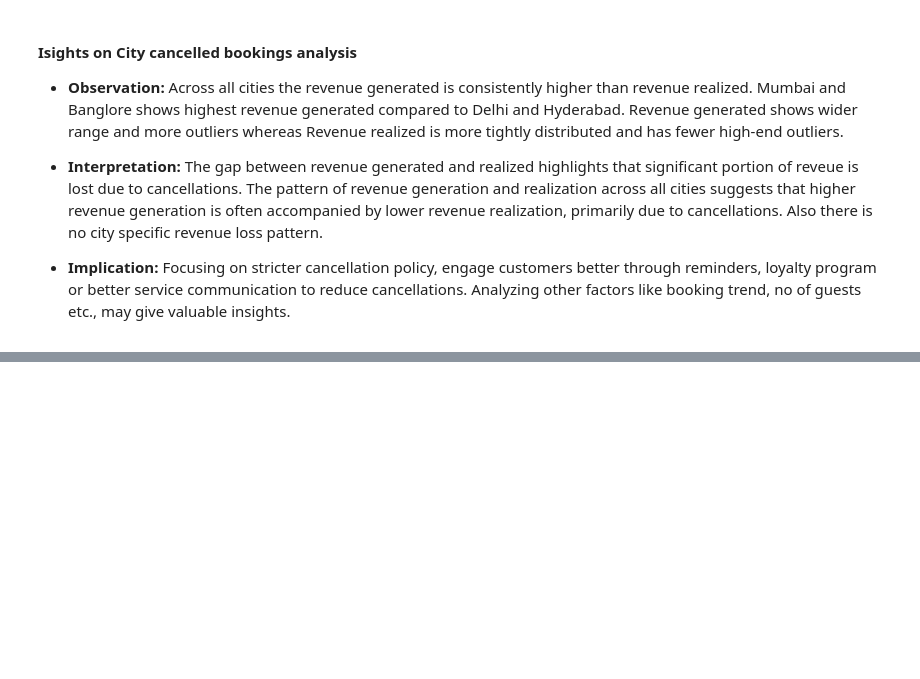
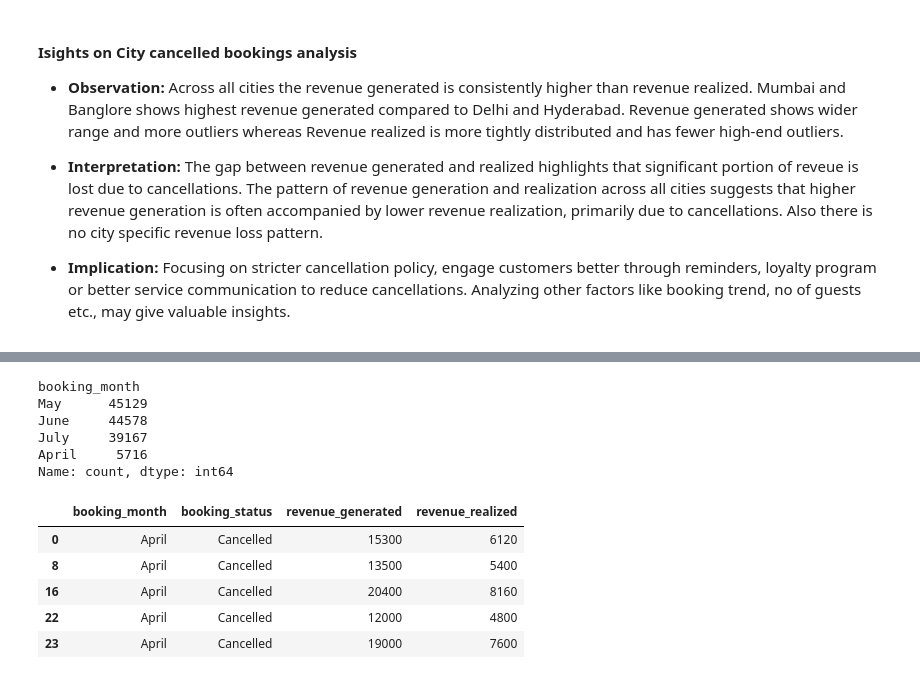
Before and after one commit to Bhuvi128/Hospitality-Revenue-Optimization-Data-analysis, a Jupyter notebook: Hospitality Revenue Optimzation.ipynb, the cells around one changed output, grey strips where cells are left out. Saved outputs shown, nothing was run; the diff lists cells and outputs as text; code cells hidden in the pictures; blank space fills up the shorter version.

```diff
--- a/Hospitality Revenue Optimzation.ipynb
+++ b/Hospitality Revenue Optimzation.ipynb
@@ -660,0 +690,19 @@ plt.show()
+# %%
+month_rev['booking_month'].value_counts()
+# %% [output]
+booking_month
+May      45129
+June     44578
+July     39167
+April     5716
+Name: count, dtype: int64
+# %%
+cancelled_book_month = month_rev[month_rev['booking_status'] == 'Cancelled']
+cancelled_book_month.head()
+# %% [output]
+|  | booking_month | booking_status | revenue_generated | revenue_realized |
+| 0 | April | Cancelled | 15300 | 6120 |
+| 8 | April | Cancelled | 13500 | 5400 |
+| 16 | April | Cancelled | 20400 | 8160 |
+| 22 | April | Cancelled | 12000 | 4800 |
+| 23 | April | Cancelled | 19000 | 7600 |
```
Also changed, not shown: parts of 6 cells of this notebook, 2 other files.
